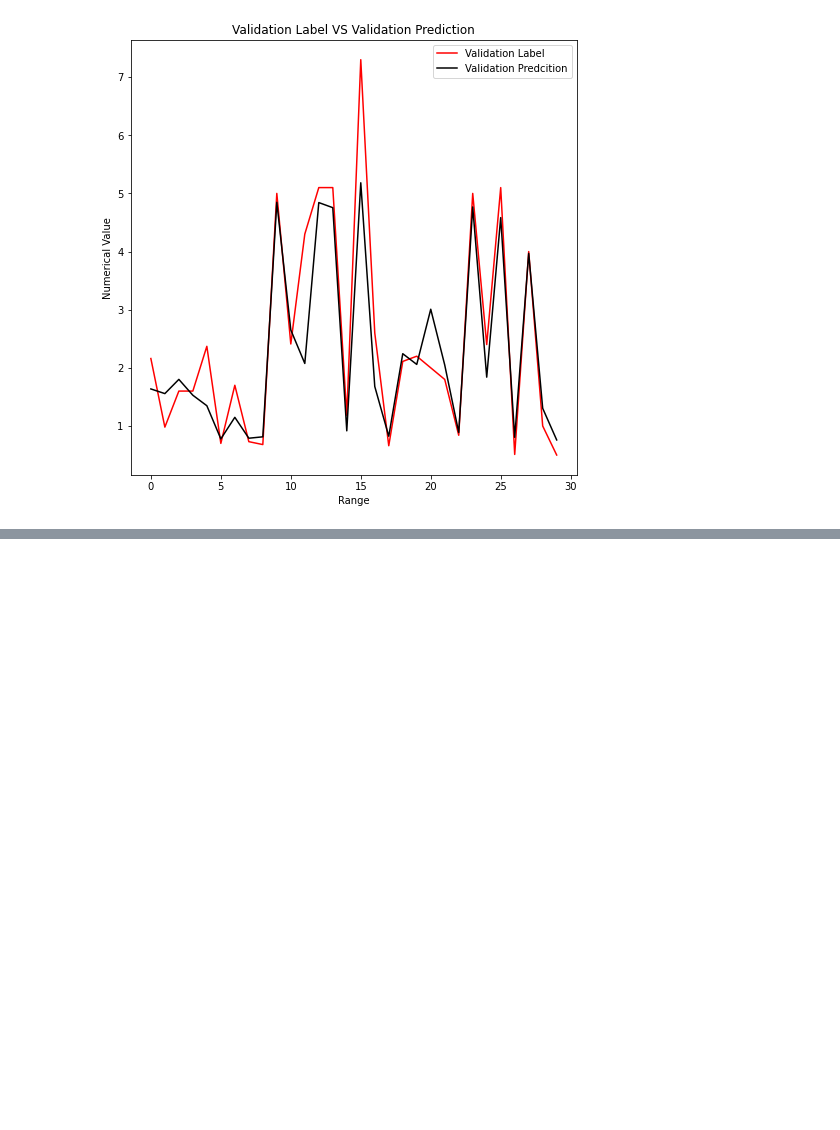
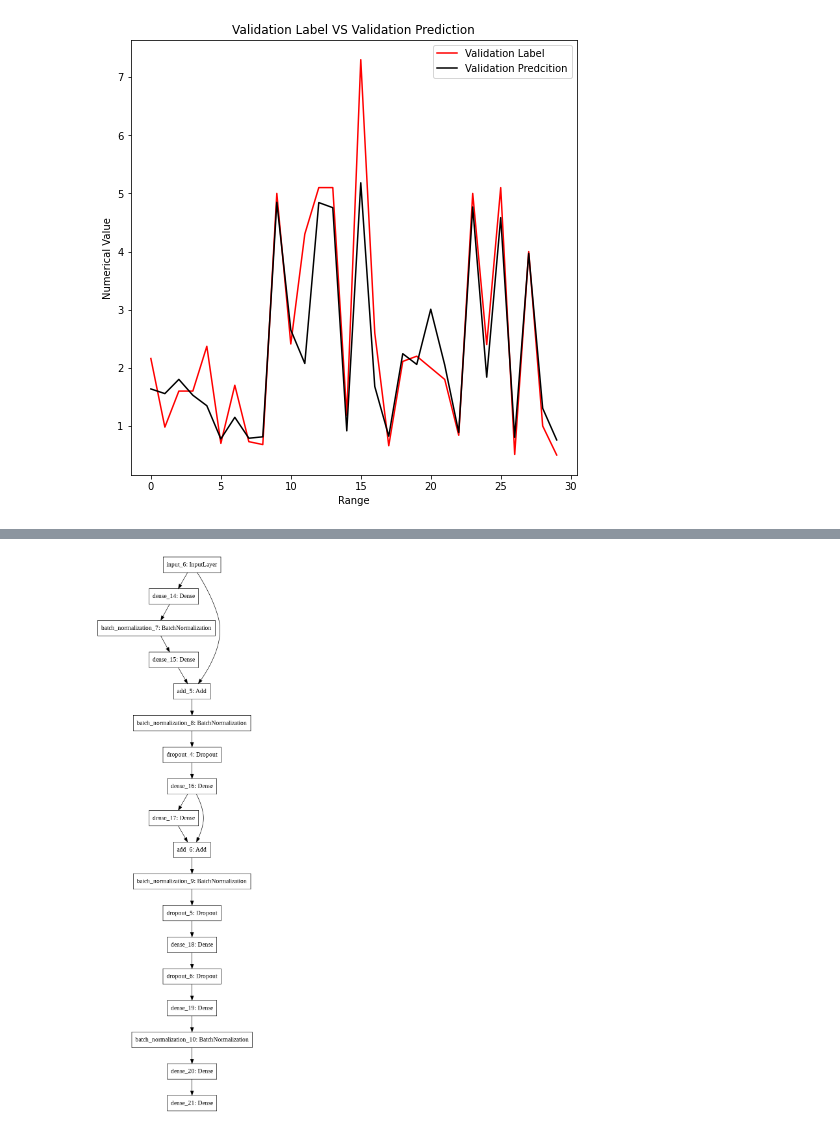
Before and after one commit to hungrycarpet/Quakedet, a Jupyter notebook: earthquake.ipynb, the cells around one changed output, grey strips where cells are left out. Saved outputs shown, nothing was run; the diff lists cells and outputs as text; code cells hidden in the pictures; blank space fills up the shorter version.

```diff
--- a/earthquake.ipynb
+++ b/earthquake.ipynb
@@ -666,3 +666,26 @@ ax.set_title('Validation Label VS Validation Prediction')
 fig.show()
 # %% [output]
 [figure]
+# %%
+input=keras.Input(shape=(74,))
+z=keras.layers.Dense(74,activation='elu',kernel_initializer=keras.initializers.HeNormal(47))(input)
+z=keras.layers.BatchNormalization()(z)
+z=keras.layers.Dense(74,activation='elu',kernel_initializer=keras.initializers.HeNormal(47))(z)
+z=keras.layers.Add()([input,z])
+z=keras.layers.BatchNormalization()(z)
+z=keras.layers.Dropout(0.3)(z)
+al=keras.layers.Dense(74,activation='elu',kernel_initializer=keras.initializers.HeNormal(47))(z)
+z=keras.layers.Dense(74,activation='elu',kernel_initializer=keras.initializers.HeNormal(47))(al)
+z=keras.layers.Add()([al,z])
+z=keras.layers.BatchNormalization()(z)
+z=keras.layers.Dropout(0.3)(z)
+
+z=keras.layers.Dense(100,activation='elu',kernel_initializer=keras.initializers.HeNormal(47))(z)
+z=keras.layers.Dropout(0.3)(z)
+z=keras.layers.Dense(100,activation='elu',kernel_initializer=keras.initializers.HeNormal(47))(z)
+
+z=keras.layers.BatchNormalization()(z)
+z=keras.layers.Dense(32,activation='elu',kernel_initializer=keras.initializers.HeNormal(47))(z)
+output=keras.layers.Dense(1,activation='relu')(z)
+
+model=keras.Model(inputs=[input],outputs=[output])
@@ -668,0 +712,4 @@ fig.show()
+# %%
+keras.utils.plot_model(model)
+# %% [output]
+[figure, added]
```
Also changed, not shown: parts of 7 cells of this notebook.
